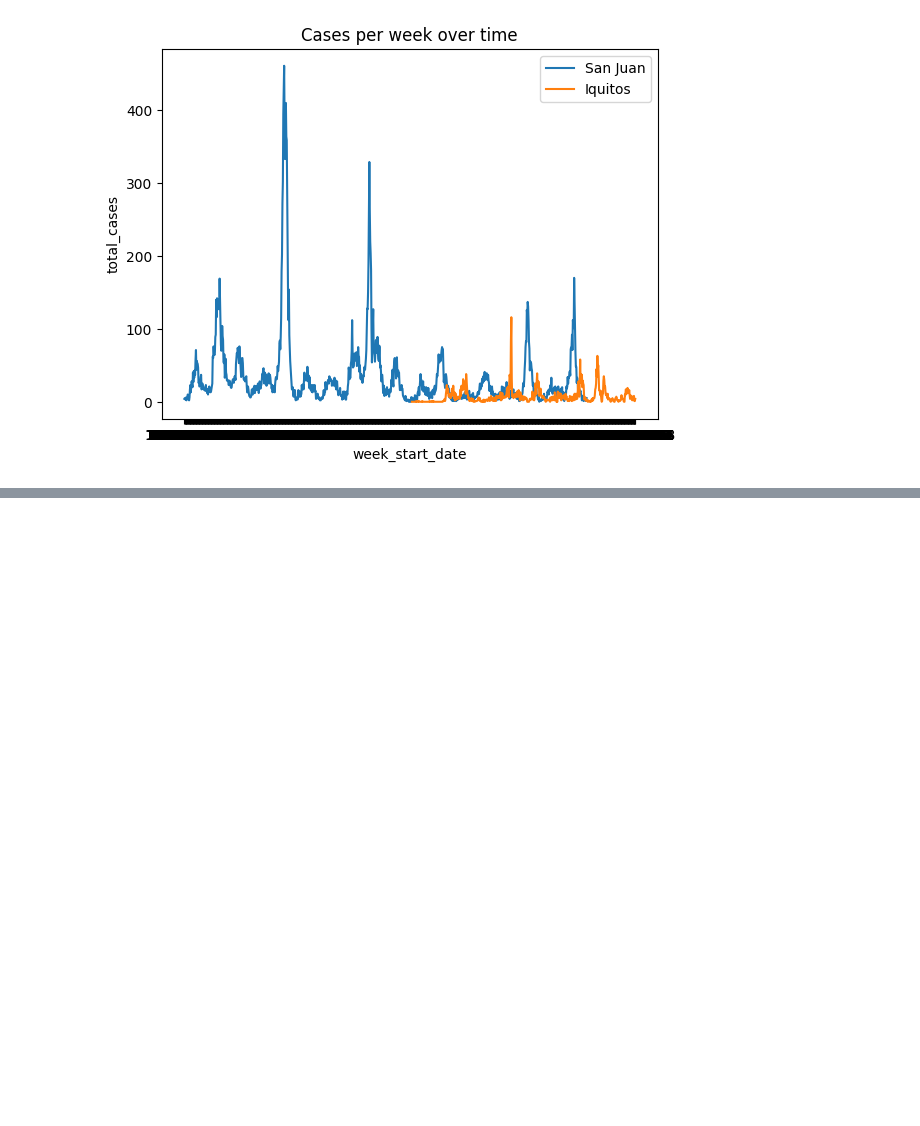
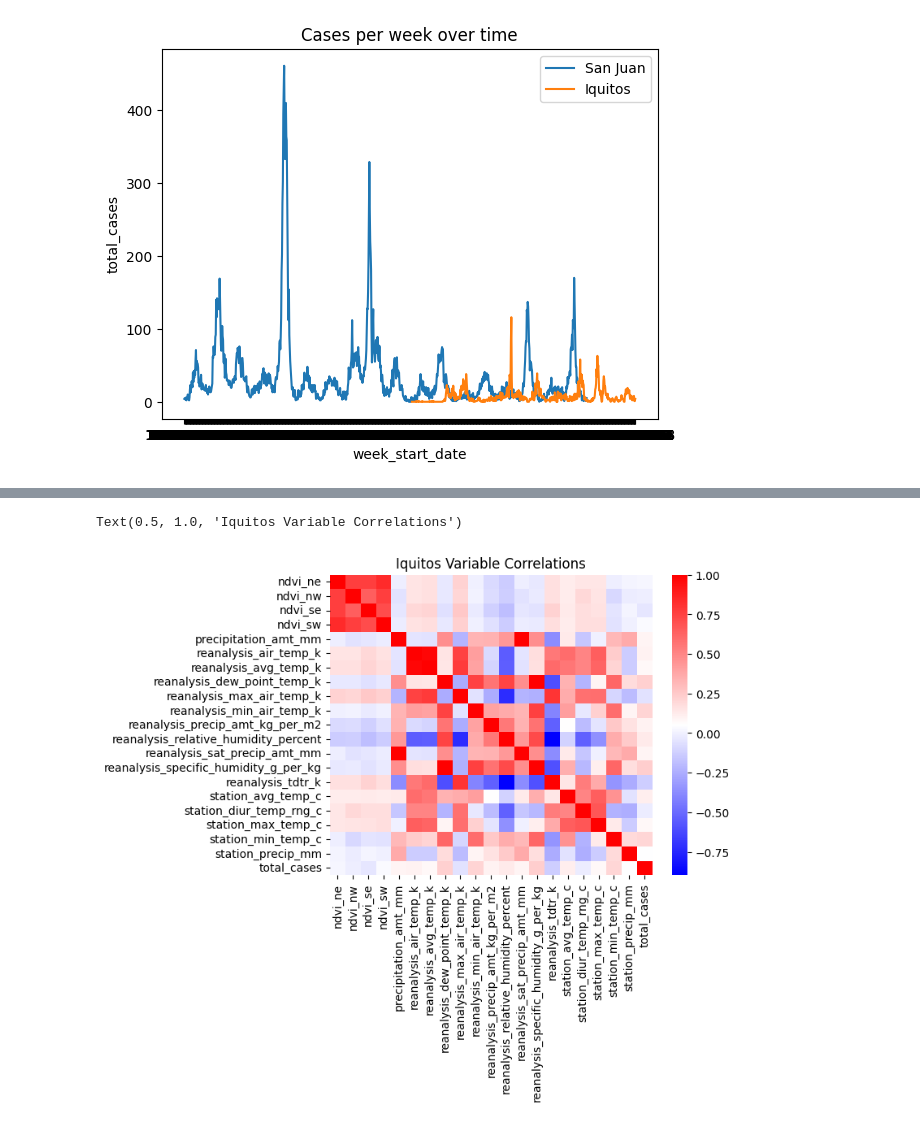
Before and after one commit to oscarschraenkler/DengAI, a Jupyter notebook: notebooks/Oscar's EDA.ipynb, the cells around one changed output, grey strips where cells are left out. Saved outputs shown, nothing was run; the diff lists cells and outputs as text; code cells hidden in the pictures; blank space fills up the shorter version.

```diff
--- a/notebooks/Oscar's EDA.ipynb
+++ b/notebooks/Oscar's EDA.ipynb
@@ -141,0 +199,7 @@ plt.show;
+# %%
+# plot iquitos
+iq_corr_heat = sns.heatmap(iq_correlations,cmap= "bwr")
+plt.title('Iquitos Variable Correlations')
+# %% [output]
+Text(0.5, 1.0, 'Iquitos Variable Correlations')
+[figure, added]
```
Also changed, not shown: parts of 24 cells of this notebook.
